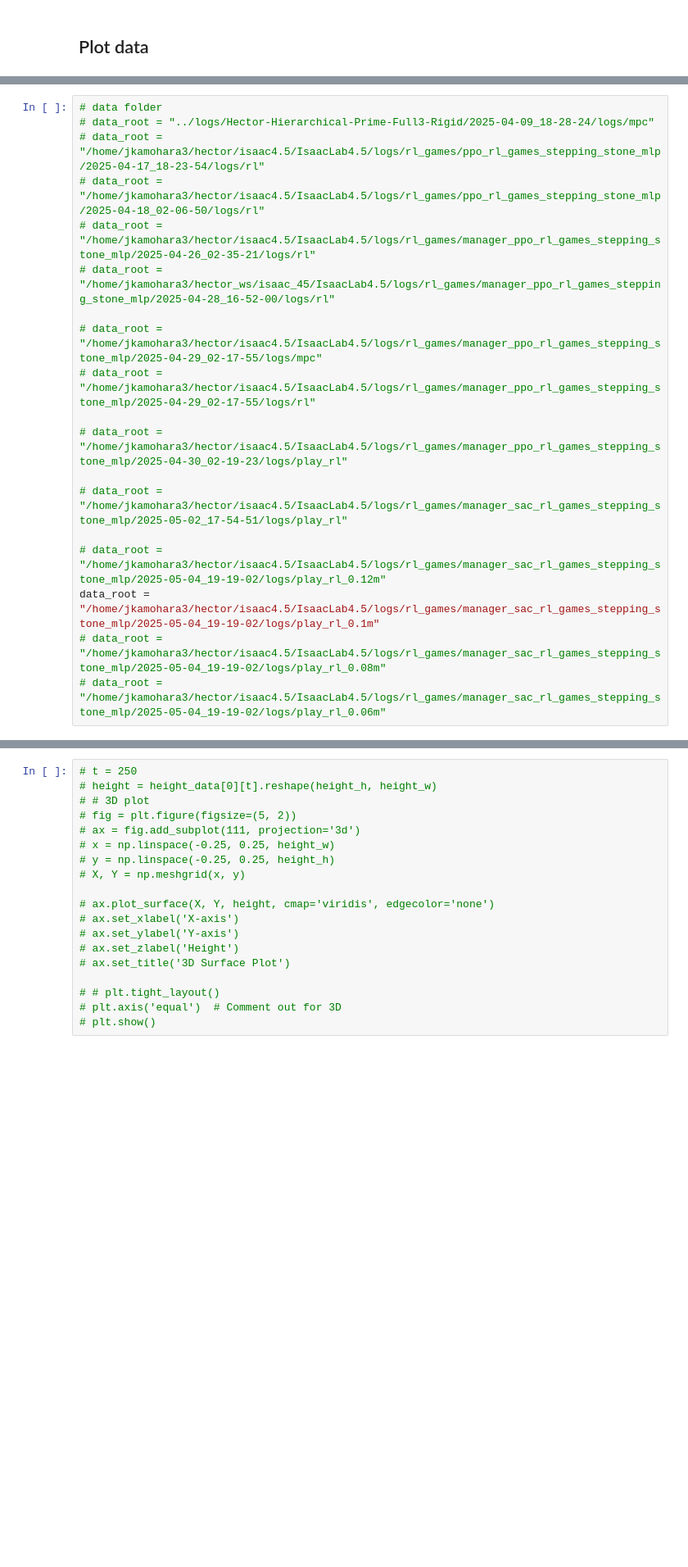
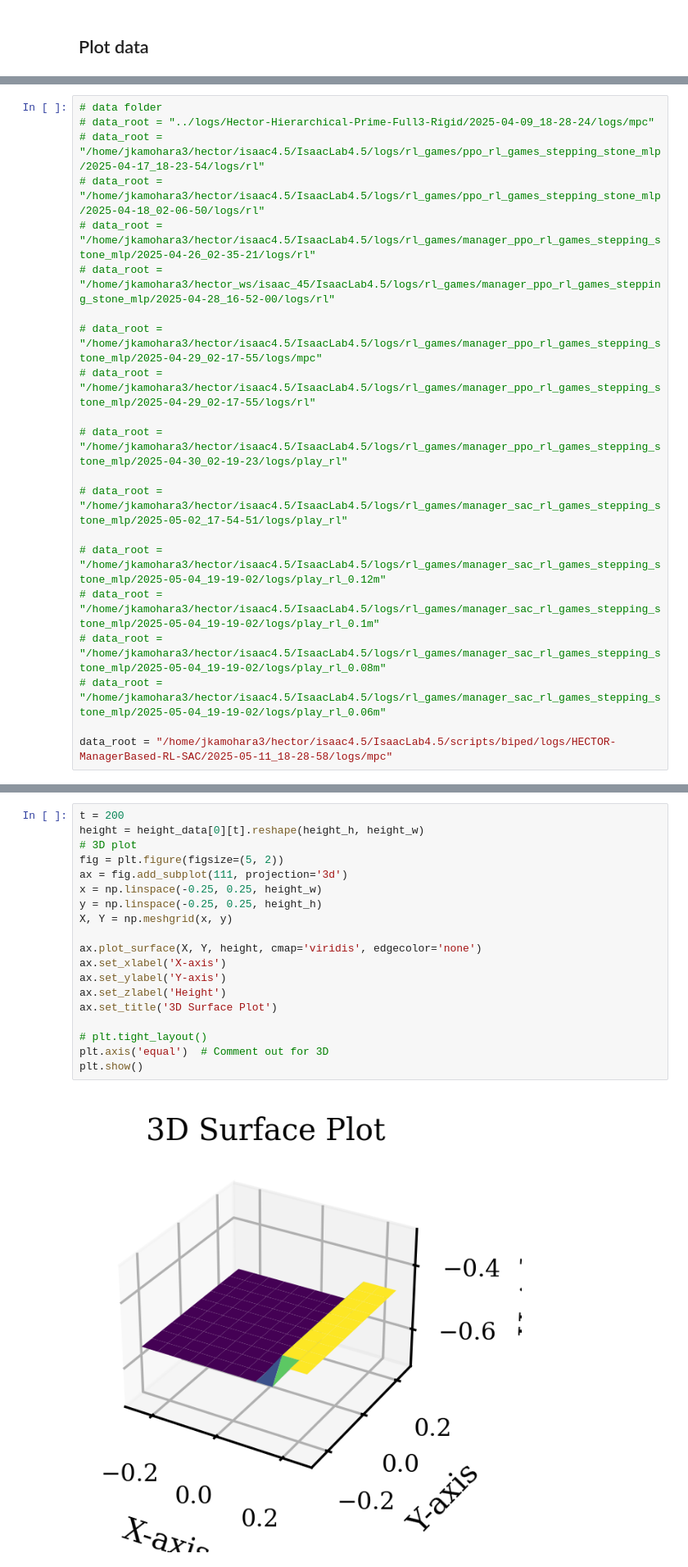
Before and after one commit to rl-augmented-mpc/IsaacLab4.5, a Jupyter notebook: scripts/biped/plot/inspect.ipynb, the cells around one changed output, grey strips where cells are left out. Shown at 82% size. Drawn from its saved outputs; the diff is of its cells as text; blank space fills up the shorter version.

```diff
--- a/scripts/biped/plot/inspect.ipynb
+++ b/scripts/biped/plot/inspect.ipynb
@@ -112,9 +112,11 @@ def cluster_time_points(t_array, threshold=0.01):
 # data_root = "/home/jkamohara3/hector/isaac4.5/IsaacLab4.5/logs/rl_games/manager_sac_rl_games_stepping_stone_mlp/2025-05-02_17-54-51/logs/play_rl"
 
 # data_root = "/home/jkamohara3/hector/isaac4.5/IsaacLab4.5/logs/rl_games/manager_sac_rl_games_stepping_stone_mlp/2025-05-04_19-19-02/logs/play_rl_0.12m"
-data_root = "/home/jkamohara3/hector/isaac4.5/IsaacLab4.5/logs/rl_games/manager_sac_rl_games_stepping_stone_mlp/2025-05-04_19-19-02/logs/play_rl_0.1m"
+# data_root = "/home/jkamohara3/hector/isaac4.5/IsaacLab4.5/logs/rl_games/manager_sac_rl_games_stepping_stone_mlp/2025-05-04_19-19-02/logs/play_rl_0.1m"
 # data_root = "/home/jkamohara3/hector/isaac4.5/IsaacLab4.5/logs/rl_games/manager_sac_rl_games_stepping_stone_mlp/2025-05-04_19-19-02/logs/play_rl_0.08m"
 # data_root = "/home/jkamohara3/hector/isaac4.5/IsaacLab4.5/logs/rl_games/manager_sac_rl_games_stepping_stone_mlp/2025-05-04_19-19-02/logs/play_rl_0.06m"
+
+data_root = "/home/jkamohara3/hector/isaac4.5/IsaacLab4.5/scripts/biped/logs/HECTOR-ManagerBased-RL-SAC/2025-05-11_18-28-58/logs/mpc"
 # %%
 state_dir = os.path.join(data_root, "state")
 obs_dir = os.path.join(data_root, "obs")
@@ -189,19 +191,21 @@ action dimension:  (20, 2000, 3)
 # %%
-# t = 250
-# height = height_data[0][t].reshape(height_h, height_w)
-# # 3D plot
-# fig = plt.figure(figsize=(5, 2))
-# ax = fig.add_subplot(111, projection='3d')
-# x = np.linspace(-0.25, 0.25, height_w)
-# y = np.linspace(-0.25, 0.25, height_h)
-# X, Y = np.meshgrid(x, y)
+t = 200
+height = height_data[0][t].reshape(height_h, height_w)
+# 3D plot
+fig = plt.figure(figsize=(5, 2))
+ax = fig.add_subplot(111, projection='3d')
+x = np.linspace(-0.25, 0.25, height_w)
+y = np.linspace(-0.25, 0.25, height_h)
+X, Y = np.meshgrid(x, y)
 
-# ax.plot_surface(X, Y, height, cmap='viridis', edgecolor='none')
-# ax.set_xlabel('X-axis')
-# ax.set_ylabel('Y-axis')
-# ax.set_zlabel('Height')
-# ax.set_title('3D Surface Plot')
+ax.plot_surface(X, Y, height, cmap='viridis', edgecolor='none')
+ax.set_xlabel('X-axis')
+ax.set_ylabel('Y-axis')
+ax.set_zlabel('Height')
+ax.set_title('3D Surface Plot')
 
-# # plt.tight_layout()
-# plt.axis('equal')  # Comment out for 3D
-# plt.show()
+# plt.tight_layout()
+plt.axis('equal')  # Comment out for 3D
+plt.show()
+# %% [output]
+[figure, added]
```
Also changed, not shown: parts of 2 cells of this notebook, 10 other files.
